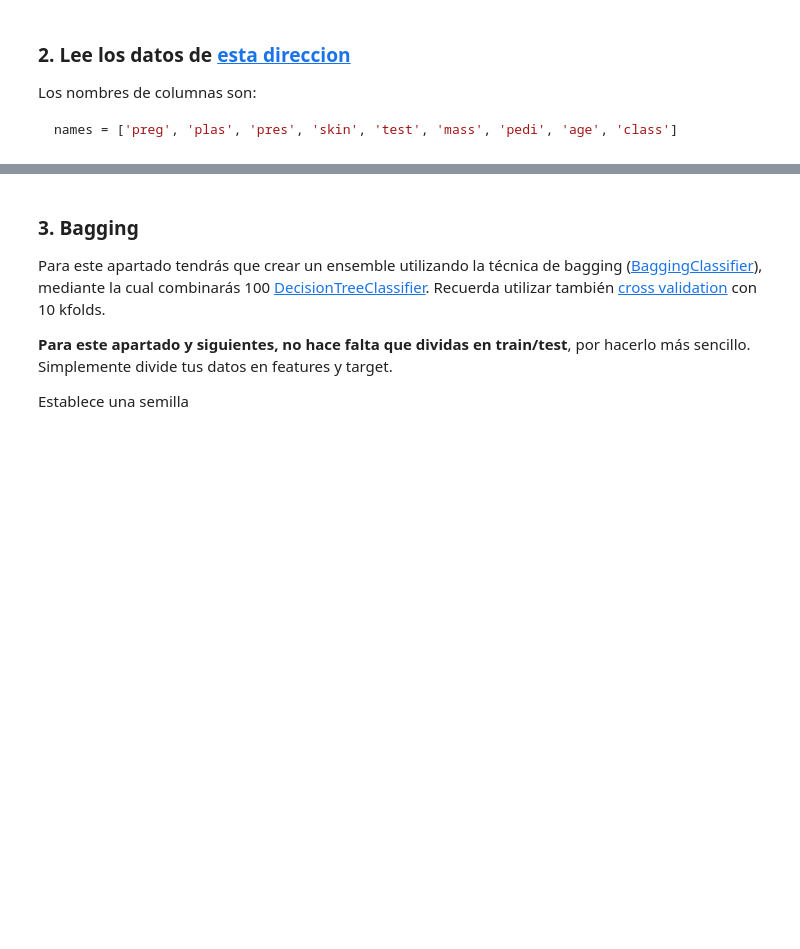
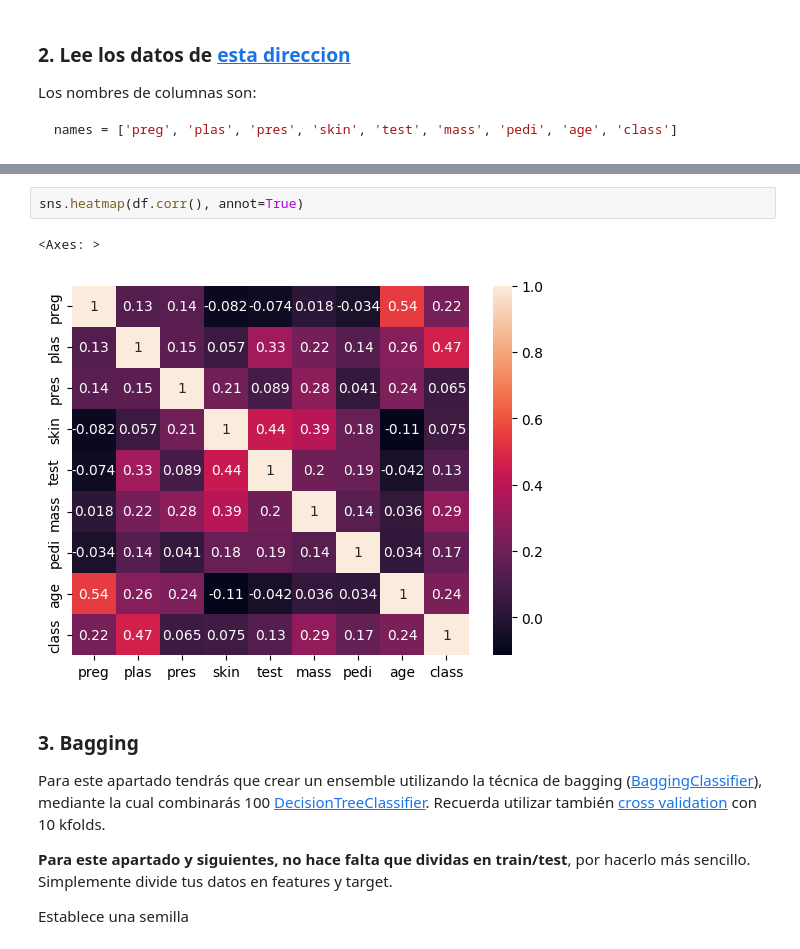
Before and after one commit to MNievas12/2405_dsft_thebridge, a Jupyter notebook: 2_Machine_Learning/1-Supervisado/3-RegorClass/6-Ensembles/ejercicios/ejercicio ensembles.ipynb, the cells around one changed output, grey strips where cells are left out. Cells and saved outputs as stored; diff of their text form; blank space fills up the shorter version.

```diff
--- a/2_Machine_Learning/1-Supervisado/3-RegorClass/6-Ensembles/ejercicios/ejercicio ensembles.ipynb
+++ b/2_Machine_Learning/1-Supervisado/3-RegorClass/6-Ensembles/ejercicios/ejercicio ensembles.ipynb
@@ -12,3 +75,8 @@ names = ['preg', 'plas', 'pres', 'skin', 'test', 'mass', 'pedi', 'age', 'class']
+# %%
+sns.heatmap(df.corr(), annot=True)
+# %% [output]
+<Axes: >
+[figure, added]
 # %% [markdown]
 ### 3. Bagging
 Para este apartado tendrás que crear un ensemble utilizando la técnica de bagging ([BaggingClassifier](https://scikit-learn.org/stable/modules/generated/sklearn.ensemble.BaggingClassifier.html)), mediante la cual combinarás 100 [DecisionTreeClassifier](https://scikit-learn.org/stable/modules/generated/sklearn.tree.DecisionTreeClassifier.html). Recuerda utilizar también [cross validation](https://scikit-learn.org/stable/modules/generated/sklearn.model_selection.KFold.html) con 10 kfolds.
```
Also changed, not shown: parts of 30 cells of this notebook.
